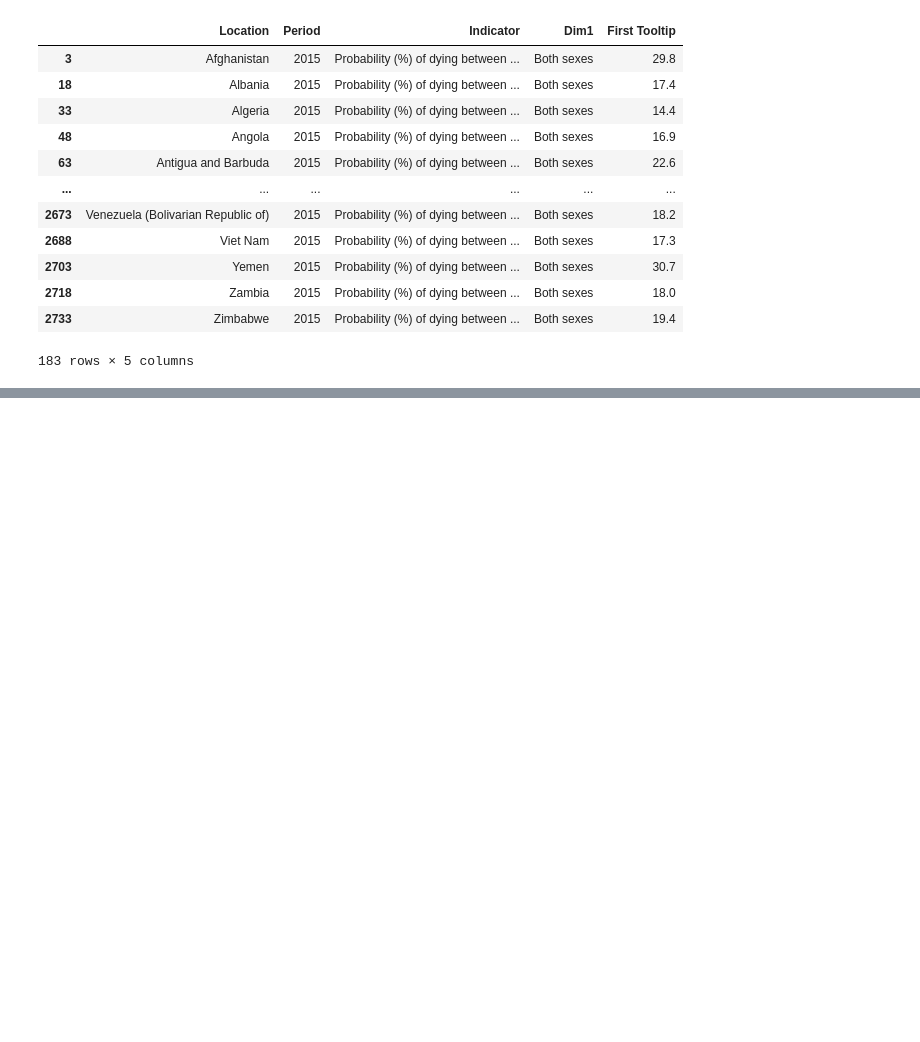
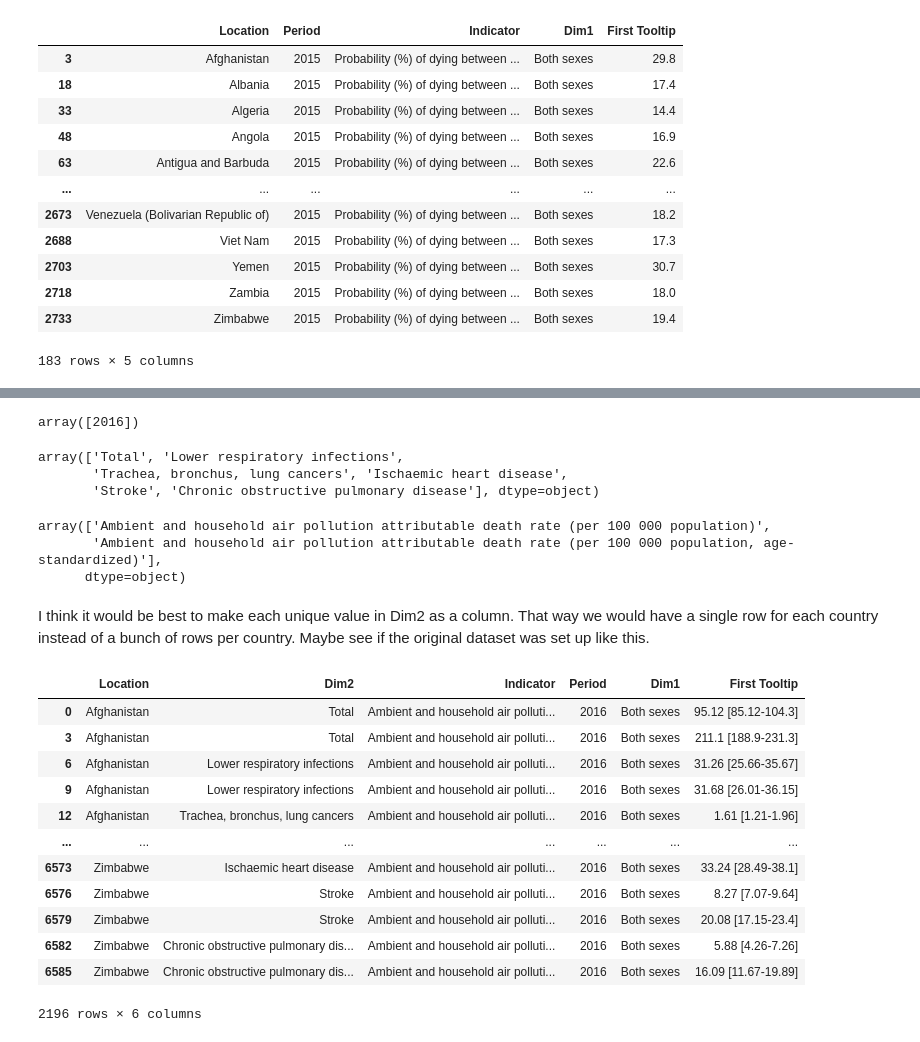
Before and after one commit to kwolf3/World_Health_Statistics_Project, a Jupyter notebook: Clean and Transform Data.ipynb, the cells around one changed output, grey strips where cells are left out. Cells and saved outputs as stored; diff of their text form; code cells hidden in the pictures; blank space fills up the shorter version.

```diff
--- a/Clean and Transform Data.ipynb
+++ b/Clean and Transform Data.ipynb
@@ -121,0 +208,35 @@ cancer_both_sex_2015
+# %%
+ap_data['Period'].unique()
+# %% [output]
+array([2016])
+# %%
+ap_data['Dim2'].unique()
+# %% [output]
+array(['Total', 'Lower respiratory infections',
+       'Trachea, bronchus, lung cancers', 'Ischaemic heart disease',
+       'Stroke', 'Chronic obstructive pulmonary disease'], dtype=object)
+# %%
+ap_data['Indicator'].unique()
+# %% [output]
+array(['Ambient and household air pollution attributable death rate (per 100 000 population)',
+       'Ambient and household air pollution attributable death rate (per 100 000 population, age-standardized)'],
+      dtype=object)
+# %% [markdown]
+I think it would be best to make each unique value in Dim2 as a column. That way we would have a single row for each country instead of a bunch of rows per country. Maybe see if the original dataset was set up like this.
+# %%
+ap_bs_data = ap_data[ap_data['Dim1'] == 'Both sexes']
+ap_bs_data
+# %% [output]
+|  | Location | Dim2 | Indicator | Period | Dim1 | First Tooltip |
+| 0 | Afghanistan | Total | Ambient and household air polluti... | 2016 | Both sexes | 95.12 [85.12-104.3] |
+| 3 | Afghanistan | Total | Ambient and household air polluti... | 2016 | Both sexes | 211.1 [188.9-231.3] |
+| 6 | Afghanistan | Lower respiratory infections | Ambient and household air polluti... | 2016 | Both sexes | 31.26 [25.66-35.67] |
+| 9 | Afghanistan | Lower respiratory infections | Ambient and household air polluti... | 2016 | Both sexes | 31.68 [26.01-36.15] |
+| 12 | Afghanistan | Trachea, bronchus, lung cancers | Ambient and household air polluti... | 2016 | Both sexes | 1.61 [1.21-1.96] |
+| ... | ... | ... | ... | ... | ... | ... |
+| 6573 | Zimbabwe | Ischaemic heart disease | Ambient and household air polluti... | 2016 | Both sexes | 33.24 [28.49-38.1] |
+| 6576 | Zimbabwe | Stroke | Ambient and household air polluti... | 2016 | Both sexes | 8.27 [7.07-9.64] |
+| 6579 | Zimbabwe | Stroke | Ambient and household air polluti... | 2016 | Both sexes | 20.08 [17.15-23.4] |
+| 6582 | Zimbabwe | Chronic obstructive pulmonary dis... | Ambient and household air polluti... | 2016 | Both sexes | 5.88 [4.26-7.26] |
+| 6585 | Zimbabwe | Chronic obstructive pulmonary dis... | Ambient and household air polluti... | 2016 | Both sexes | 16.09 [11.67-19.89] |
+2196 rows × 6 columns
```
Also changed, not shown: parts of 15 cells of this notebook.
